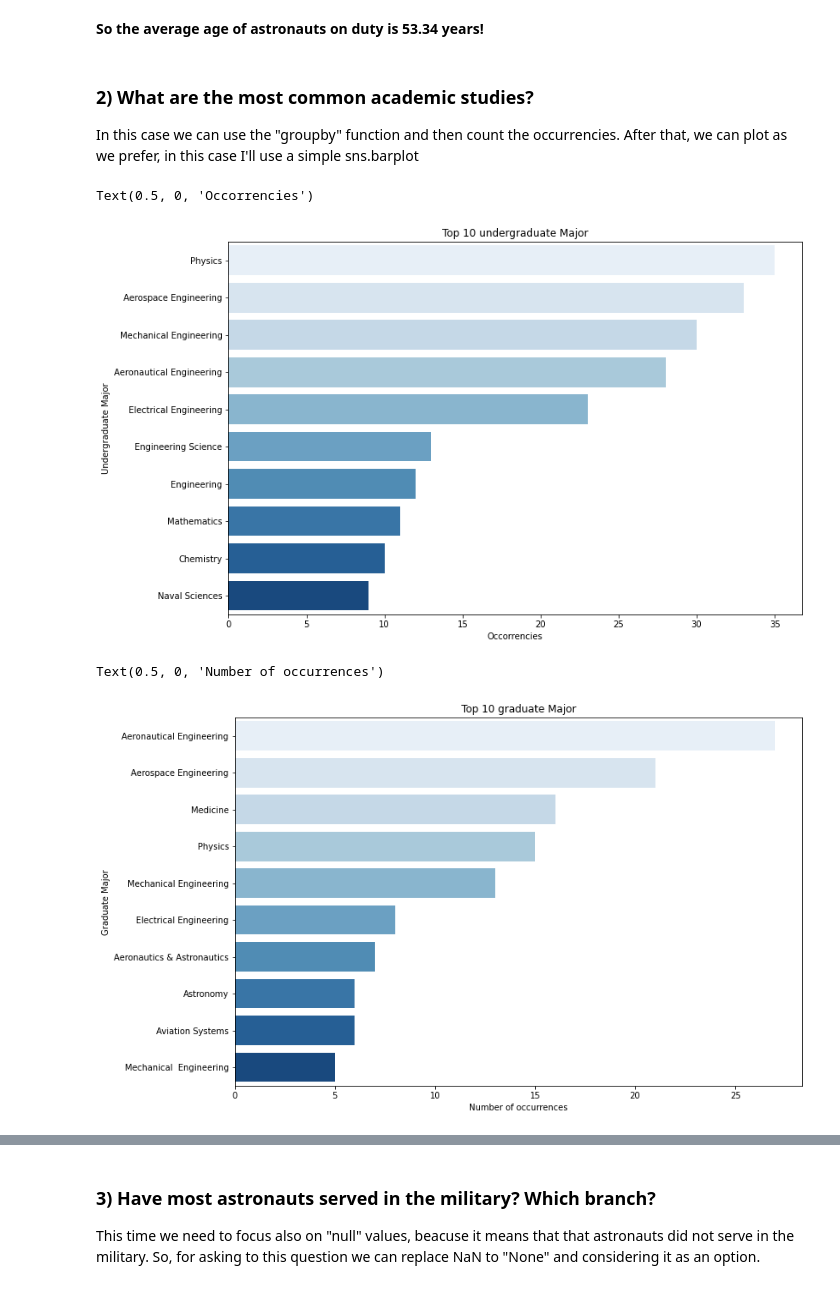
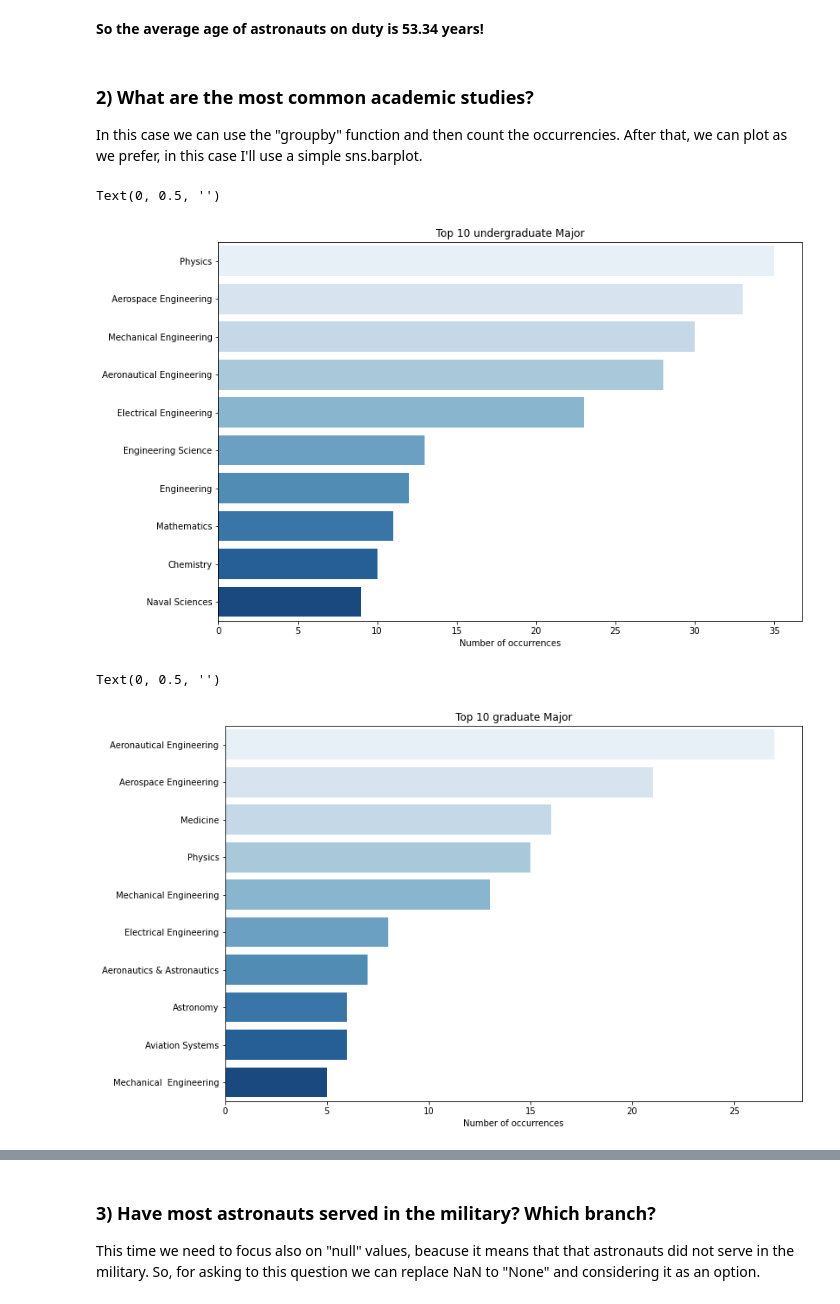
Before and after one commit to francescodisalvo05/NASAstronauts, a Jupyter notebook: NASAstronauts.ipynb, the cells around one changed output, grey strips where cells are left out. Drawn from its saved outputs; the diff is of its cells as text; code cells hidden in the pictures.

```diff
--- a/NASAstronauts.ipynb
+++ b/NASAstronauts.ipynb
@@ -79,22 +79,24 @@ df_years["Age"].mean()
 **So the average age of astronauts on duty is 53.34 years!**
 # %% [markdown]
 ### 2) What are the most common academic studies?
-In this case we can use the "groupby" function and then count the occurrencies. After that, we can plot as we prefer, in this case I'll use a simple sns.barplot
+In this case we can use the "groupby" function and then count the occurrencies. After that, we can plot as we prefer, in this case I'll use a simple sns.barplot.
 # %%
 undergraduate = df.groupby(["Undergraduate Major"]).count()['Name'].sort_values(ascending=False)[:10]
 
 plt.figure(figsize=(12, 8))
 sns.barplot(y=undergraduate.index, x=undergraduate.values, palette="Blues").set_title("Top 10 undergraduate Major")
 plt.xlabel("Number of occurrences")
+plt.ylabel(None)
 # %% [output]
-Text(0.5, 0, 'Occorrencies')
+Text(0, 0.5, '')
-[figure, old version]
+[figure, new version]
 # %%
 graduate = df.groupby(["Graduate Major"]).count()['Name'].sort_values(ascending=False)[:10]
 
 plt.figure(figsize=(12, 8))
 sns.barplot(y=graduate.index, x=graduate.values, palette="Blues").set_title("Top 10 graduate Major")
 plt.xlabel("Number of occurrences")
+plt.ylabel(None)
 # %% [output]
-Text(0.5, 0, 'Number of occurrences')
+Text(0, 0.5, '')
-[figure, old version]
+[figure, new version]
```
Also changed, not shown: parts of 9 cells of this notebook.
